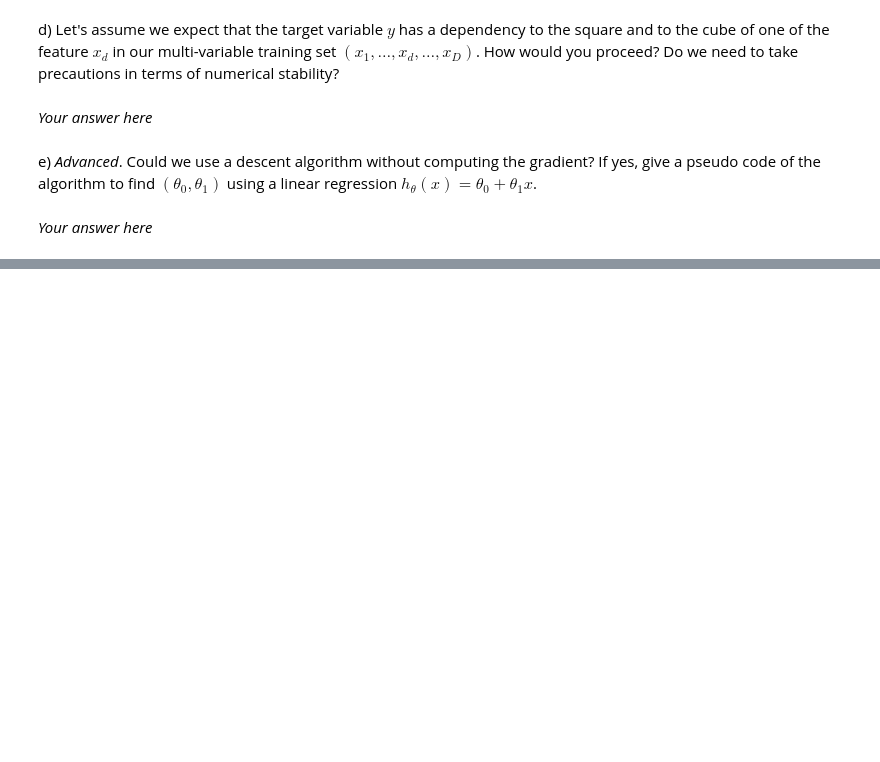
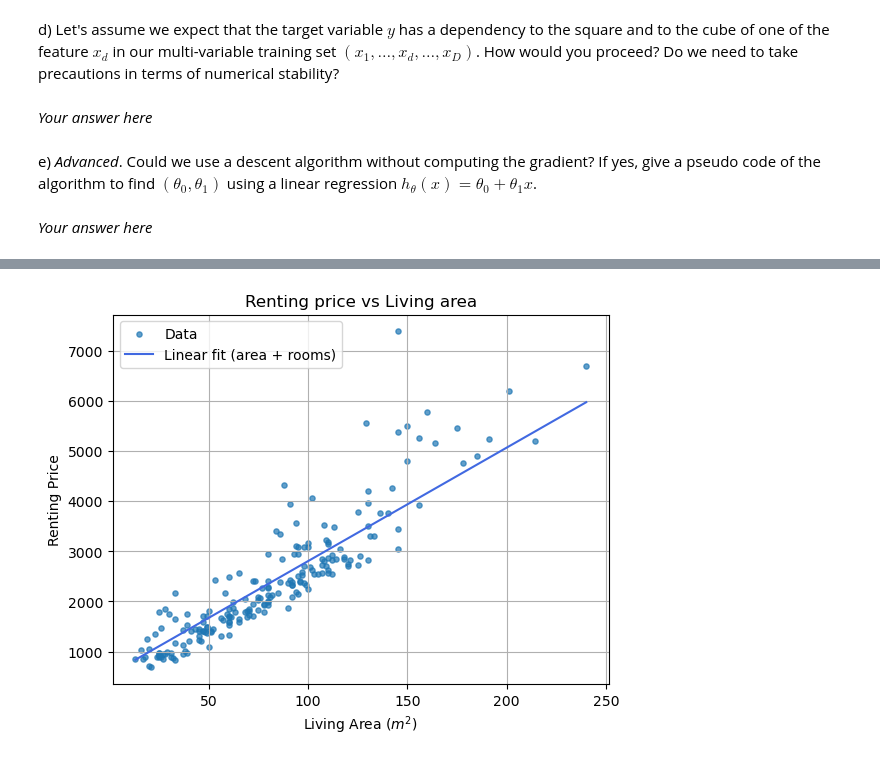
Before and after one commit to evarayHEIG/machle_labs, a Jupyter notebook: pw4/pw4-linear-regression-stud.ipynb, the cells around one changed output, grey strips where cells are left out. Saved outputs shown, nothing was run; the diff lists cells and outputs as text; code cells hidden in the pictures; blank space fills up the shorter version.

```diff
--- a/pw4/pw4-linear-regression-stud.ipynb
+++ b/pw4/pw4-linear-regression-stud.ipynb
@@ -245,0 +360,19 @@ _Your answer here_
+# %%
+# Draw the multivariate linear fit
+x_line = np.linspace(x1.min(), x1.max(), 300)
+rooms_const = np.full_like(x_line, x2.mean())
+X_line_raw = np.column_stack([x_line, rooms_const])
+X_line_n = (X_line_raw - means2) / stds2
+X_line_bias = np.column_stack([np.ones(X_line_n.shape[0]), X_line_n])
+y_pred = X_line_bias.dot(theta_pol2)
+
+plt.scatter(x1, y, s=14, alpha=0.7, label="Data")
+plt.plot(x_line, y_pred, color="royalblue", label="Linear fit (area + rooms)")
+plt.title("Renting price vs Living area")
+plt.xlabel("Living Area ($m^2$)")
+plt.ylabel("Renting Price")
+plt.legend()
+plt.grid(True)
+plt.show()
+# %% [output]
+[figure, added]
```
Also changed, not shown: parts of 12 cells of this notebook.
